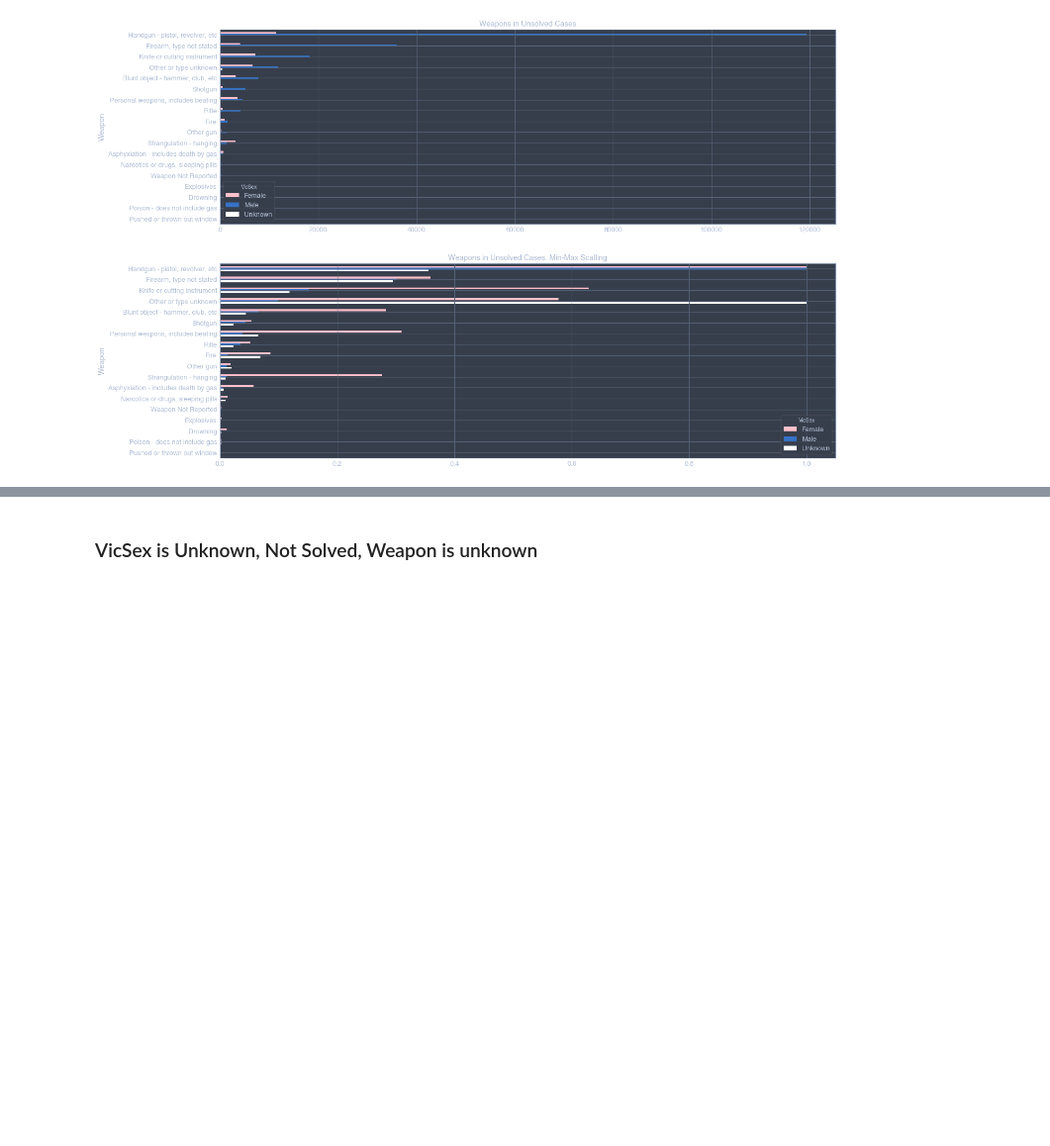
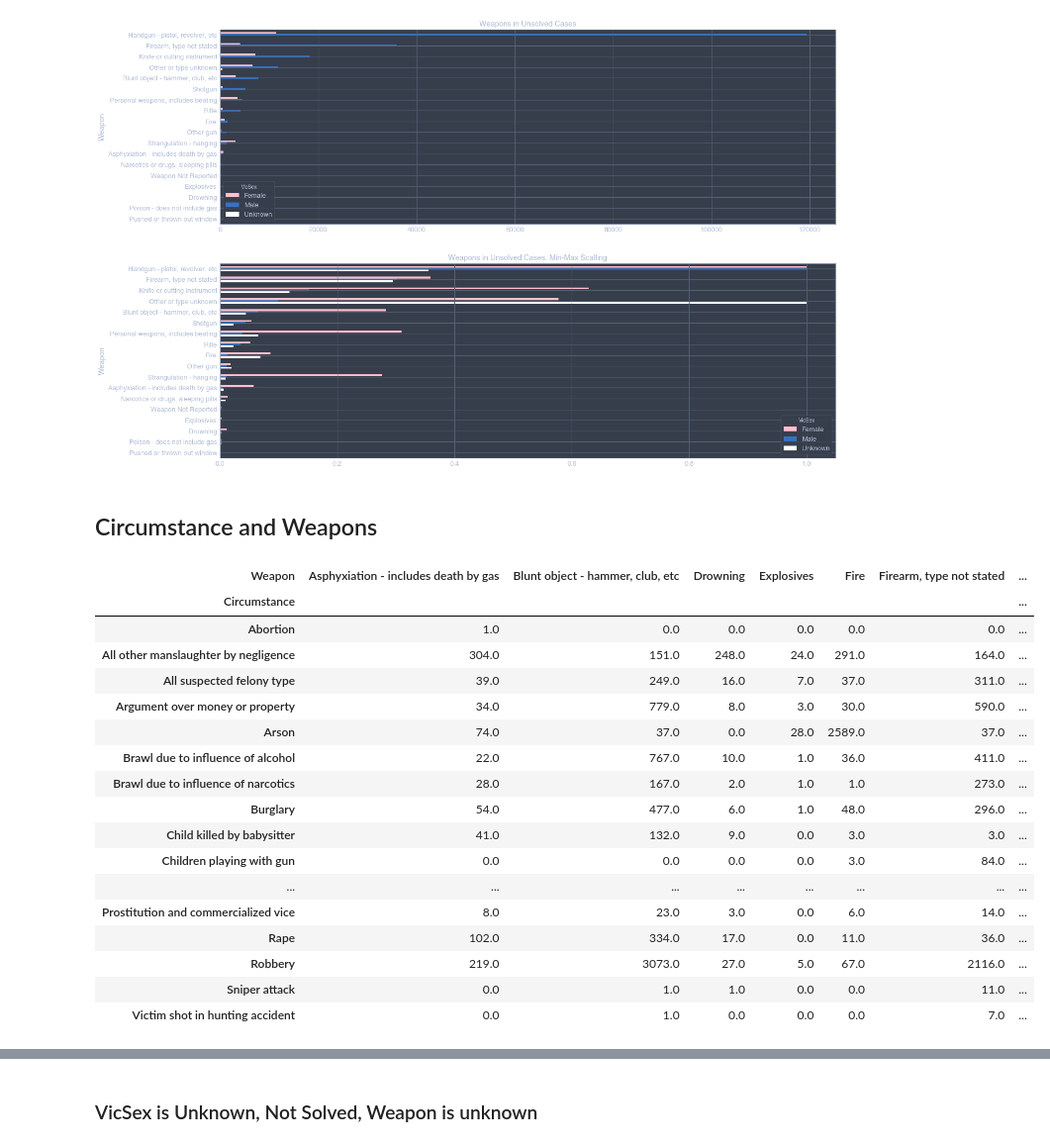
Before and after one commit to fadeeva/weird_projects, a Jupyter notebook: Serial_Killers/Data_from_MAP_II.ipynb, the cells around one changed output, grey strips where cells are left out. Shown at 99% size. Drawn from its saved outputs; the diff is of its cells as text; code cells hidden in the pictures; blank space fills up the shorter version.

```diff
--- a/Serial_Killers/Data_from_MAP_II.ipynb
+++ b/Serial_Killers/Data_from_MAP_II.ipynb
@@ -152,3 +154,30 @@ ax[1].set_title('Weapons in Unsolved Cases. Min-Max Scalling')
 # %% [output]
 Text(0.5, 1.0, 'Weapons in Unsolved Cases. Min-Max Scalling')
 [figure]
+# %% [markdown]
+## Circumstance and Weapons
+# %%
+weapon_circum = map_data[map_data['Solved']=='Yes'].groupby(['Circumstance', 'Weapon']).count()['CNTYFIPS'].to_frame()
+weapon_circum = pd.pivot_table(weapon_circum, index='Circumstance', columns='Weapon', values='CNTYFIPS')
+weapon_circum.fillna(0, inplace=True)
+
+weapon_circum
+# %% [output]
+| Weapon | Asphyxiation - includes death by gas | Blunt object - hammer, club, etc | Drowning | Explosives | Fire | Firearm, type not stated | ... |
+| Circumstance |  |  |  |  |  |  | ... |
+| Abortion | 1.0 | 0.0 | 0.0 | 0.0 | 0.0 | 0.0 | ... |
+| All other manslaughter by negligence | 304.0 | 151.0 | 248.0 | 24.0 | 291.0 | 164.0 | ... |
+| All suspected felony type | 39.0 | 249.0 | 16.0 | 7.0 | 37.0 | 311.0 | ... |
+| Argument over money or property | 34.0 | 779.0 | 8.0 | 3.0 | 30.0 | 590.0 | ... |
+| Arson | 74.0 | 37.0 | 0.0 | 28.0 | 2589.0 | 37.0 | ... |
+| Brawl due to influence of alcohol | 22.0 | 767.0 | 10.0 | 1.0 | 36.0 | 411.0 | ... |
+| Brawl due to influence of narcotics | 28.0 | 167.0 | 2.0 | 1.0 | 1.0 | 273.0 | ... |
+| Burglary | 54.0 | 477.0 | 6.0 | 1.0 | 48.0 | 296.0 | ... |
+| Child killed by babysitter | 41.0 | 132.0 | 9.0 | 0.0 | 3.0 | 3.0 | ... |
+| Children playing with gun | 0.0 | 0.0 | 0.0 | 0.0 | 3.0 | 84.0 | ... |
+| ... | ... | ... | ... | ... | ... | ... | ... |
+| Prostitution and commercialized vice | 8.0 | 23.0 | 3.0 | 0.0 | 6.0 | 14.0 | ... |
+| Rape | 102.0 | 334.0 | 17.0 | 0.0 | 11.0 | 36.0 | ... |
+| Robbery | 219.0 | 3073.0 | 27.0 | 5.0 | 67.0 | 2116.0 | ... |
+| Sniper attack | 0.0 | 1.0 | 1.0 | 0.0 | 0.0 | 11.0 | ... |
+| Victim shot in hunting accident | 0.0 | 1.0 | 0.0 | 0.0 | 0.0 | 7.0 | ... |
```
Also changed, not shown: parts of 6 cells of this notebook.
